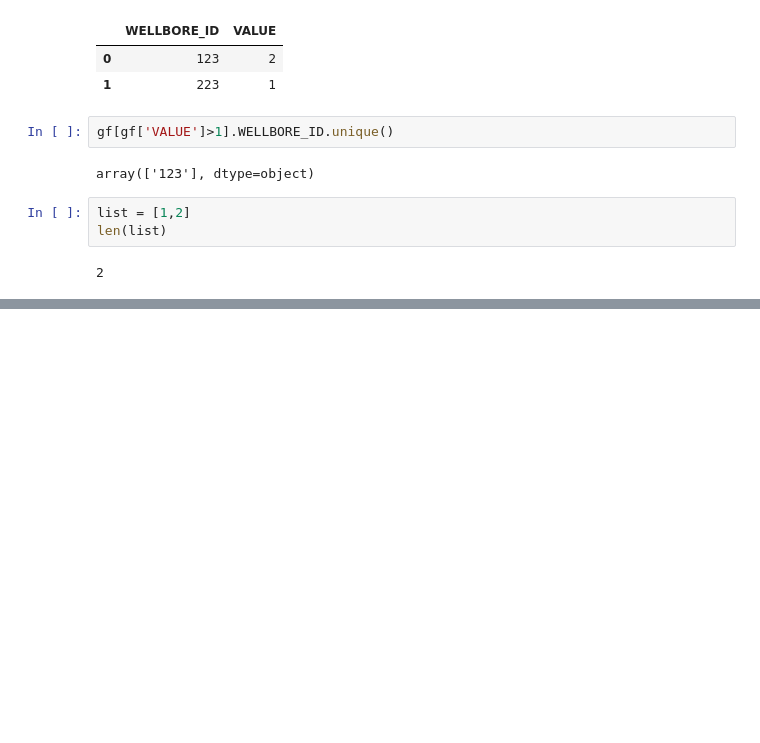
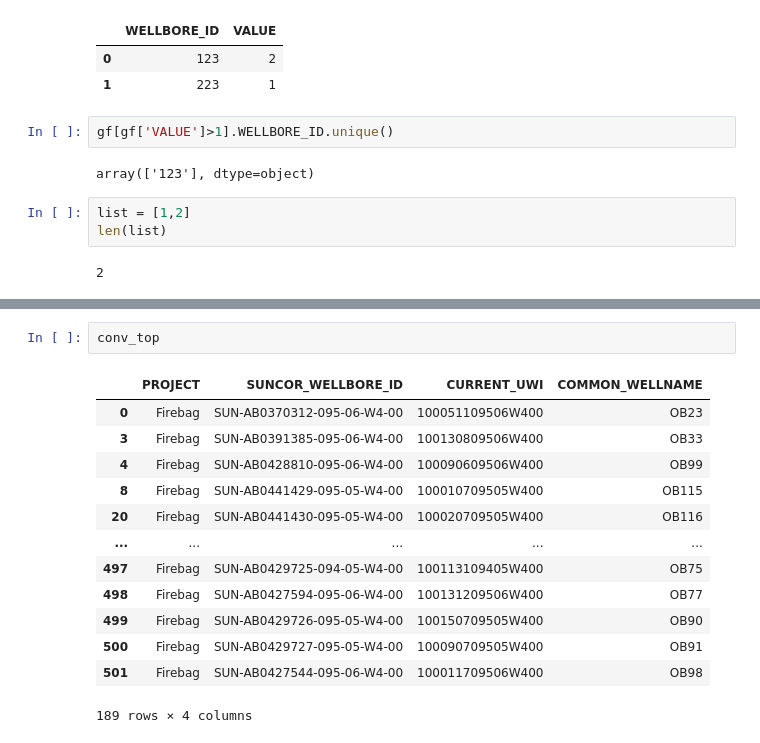
Before and after one commit to safwanhsn/streamlit_test, a Jupyter notebook: testenv.ipynb, the cells around one changed output, grey strips where cells are left out. Cells and saved outputs as stored; diff of their text form; blank space fills up the shorter version.

```diff
--- a/testenv.ipynb
+++ b/testenv.ipynb
@@ -28,0 +133,16 @@ len(list)
+# %%
+conv_top
+# %% [output]
+|  | PROJECT | SUNCOR_WELLBORE_ID | CURRENT_UWI | COMMON_WELLNAME |
+| 0 | Firebag | SUN-AB0370312-095-06-W4-00 | 100051109506W400 | OB23 |
+| 3 | Firebag | SUN-AB0391385-095-06-W4-00 | 100130809506W400 | OB33 |
+| 4 | Firebag | SUN-AB0428810-095-06-W4-00 | 100090609506W400 | OB99 |
+| 8 | Firebag | SUN-AB0441429-095-05-W4-00 | 100010709505W400 | OB115 |
+| 20 | Firebag | SUN-AB0441430-095-05-W4-00 | 100020709505W400 | OB116 |
+| ... | ... | ... | ... | ... |
+| 497 | Firebag | SUN-AB0429725-094-05-W4-00 | 100113109405W400 | OB75 |
+| 498 | Firebag | SUN-AB0427594-095-06-W4-00 | 100131209506W400 | OB77 |
+| 499 | Firebag | SUN-AB0429726-095-05-W4-00 | 100150709505W400 | OB90 |
+| 500 | Firebag | SUN-AB0429727-095-05-W4-00 | 100090709505W400 | OB91 |
+| 501 | Firebag | SUN-AB0427544-095-06-W4-00 | 100011709506W400 | OB98 |
+189 rows × 4 columns
```
Also changed, not shown: parts of 12 cells of this notebook, 9 other files.
